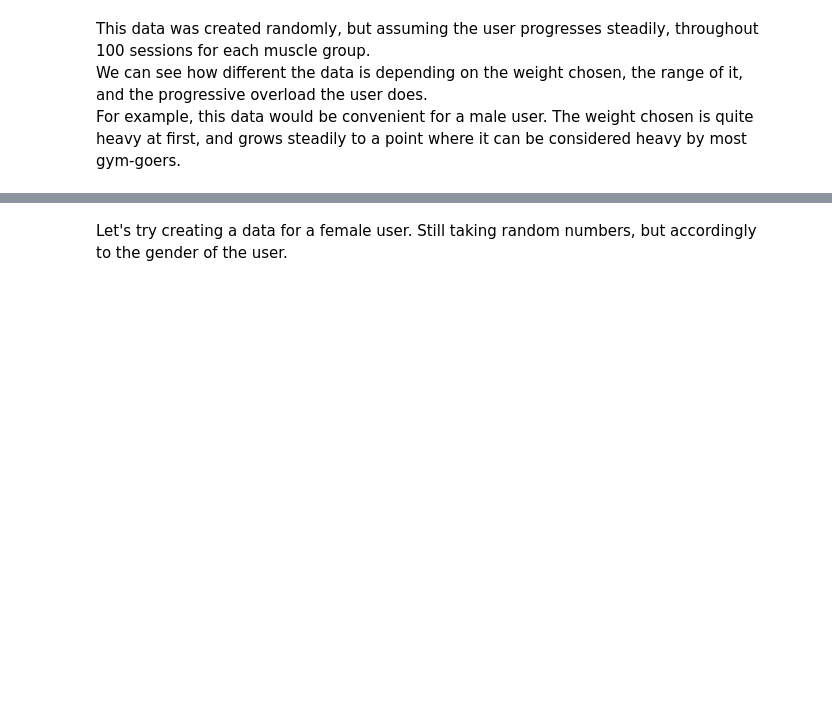
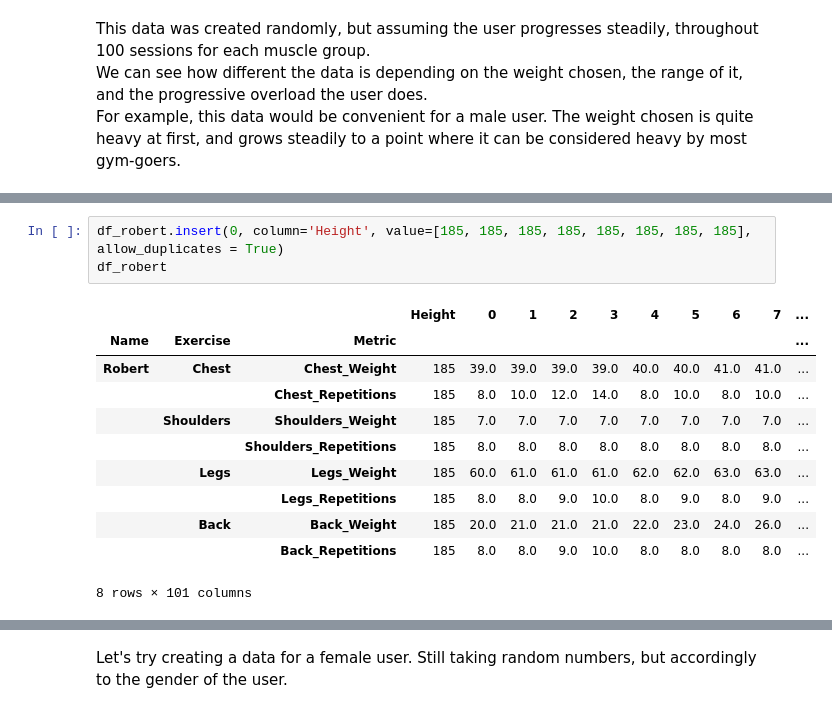
Before and after one commit to Clement733/workout_planner, a Jupyter notebook: data_creation.ipynb, the cells around one changed output, grey strips where cells are left out. Saved outputs shown, nothing was run; the diff lists cells and outputs as text; blank space fills up the shorter version.

Commit message:
Started to implement weight variation

```diff
--- a/data_creation.ipynb
+++ b/data_creation.ipynb
@@ -525,0 +431,15 @@ df_full_males
+# %%
+df_robert.insert(0, column='Height', value=[185, 185, 185, 185, 185, 185, 185, 185], allow_duplicates = True)
+df_robert
+# %% [output]
+|  |  |  | Height | 0 | 1 | 2 | 3 | 4 | 5 | 6 | 7 | ... |
+| Name | Exercise | Metric |  |  |  |  |  |  |  |  |  | ... |
+| Robert | Chest | Chest_Weight | 185 | 39.0 | 39.0 | 39.0 | 39.0 | 40.0 | 40.0 | 41.0 | 41.0 | ... |
+|  |  | Chest_Repetitions | 185 | 8.0 | 10.0 | 12.0 | 14.0 | 8.0 | 10.0 | 8.0 | 10.0 | ... |
+|  | Shoulders | Shoulders_Weight | 185 | 7.0 | 7.0 | 7.0 | 7.0 | 7.0 | 7.0 | 7.0 | 7.0 | ... |
+|  |  | Shoulders_Repetitions | 185 | 8.0 | 8.0 | 8.0 | 8.0 | 8.0 | 8.0 | 8.0 | 8.0 | ... |
+|  | Legs | Legs_Weight | 185 | 60.0 | 61.0 | 61.0 | 61.0 | 62.0 | 62.0 | 63.0 | 63.0 | ... |
+|  |  | Legs_Repetitions | 185 | 8.0 | 8.0 | 9.0 | 10.0 | 8.0 | 9.0 | 8.0 | 9.0 | ... |
+|  | Back | Back_Weight | 185 | 20.0 | 21.0 | 21.0 | 21.0 | 22.0 | 23.0 | 24.0 | 26.0 | ... |
+|  |  | Back_Repetitions | 185 | 8.0 | 8.0 | 9.0 | 10.0 | 8.0 | 8.0 | 8.0 | 8.0 | ... |
+8 rows × 101 columns
```
Also changed, not shown: parts of 28 cells of this notebook.
